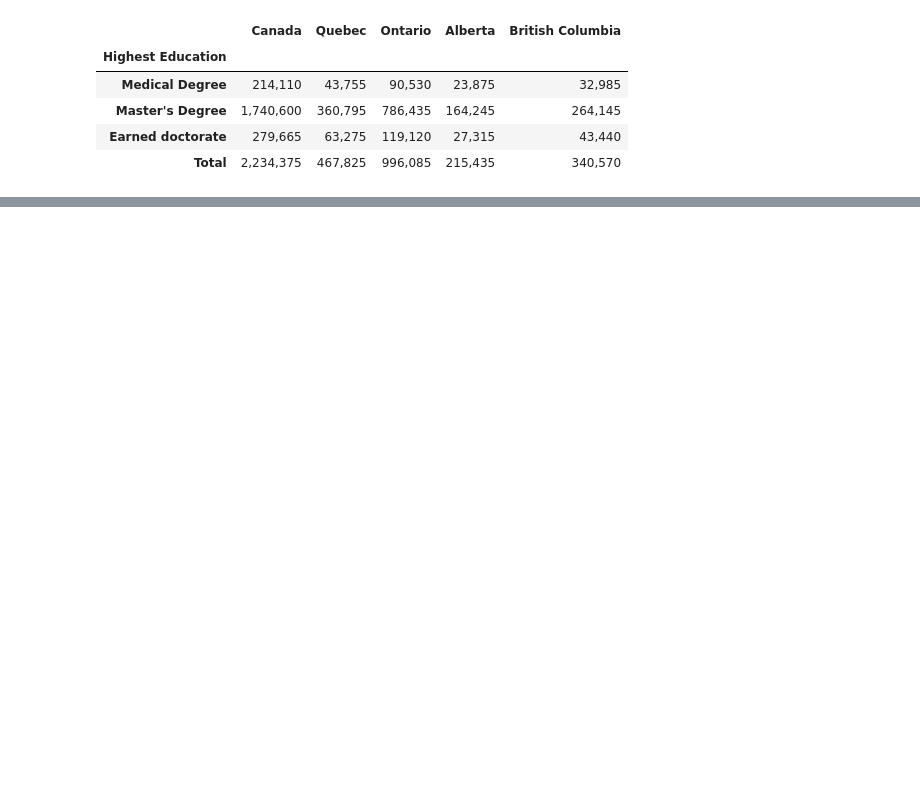
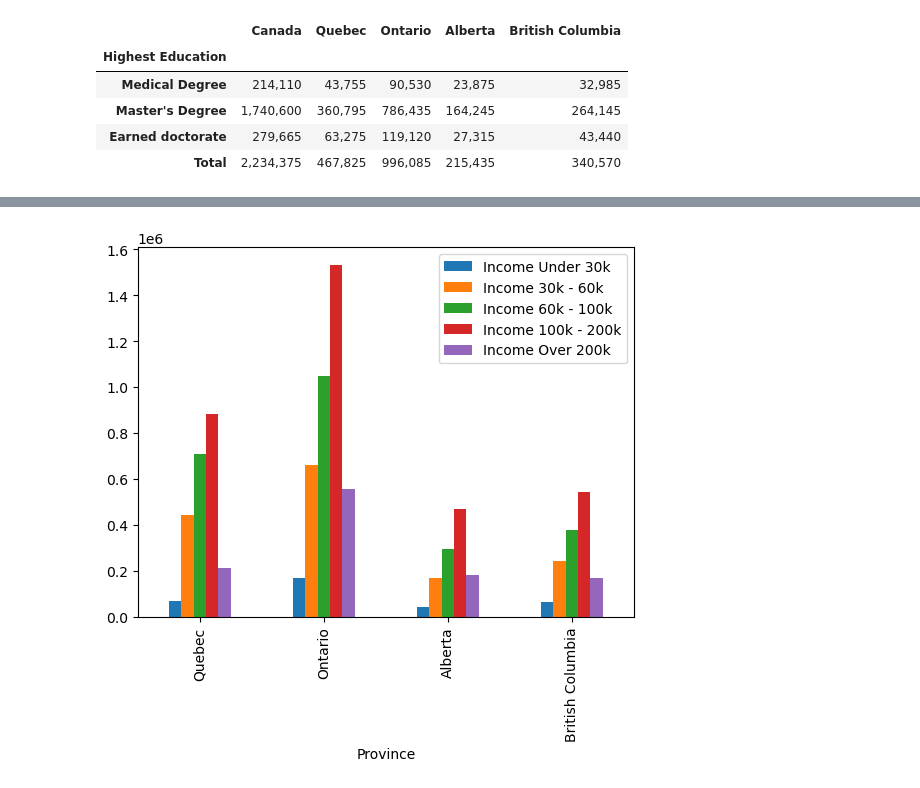
Before and after one commit to BehnooshNasri/project_one, a Jupyter notebook: Esi_Income_Analysis.ipynb, the cells around one changed output, grey strips where cells are left out. Drawn from its saved outputs; the diff is of its cells as text; code cells hidden in the pictures; blank space fills up the shorter version.

```diff
--- a/Esi_Income_Analysis.ipynb
+++ b/Esi_Income_Analysis.ipynb
@@ -49,6 +51,7 @@ grad_school_final
 # %%
 # merge the datasets
 combined_df = pd.merge(income_data_clean, grad_school_final, how='inner', on='Province')
+combined_df['Total Post Grad Students'] = combined_df['Total Post Grad Students'].replace(',', '', regex=True).astype(int)
 combined_df
 # %% [output]
 |  | Income Under 30k | Income 30k - 60k | Income 60k - 100k | Income 100k - 200k | Income Over 200k | ... |
@@ -57,4 +60,13 @@ combined_df
 | Ontario | 168780 | 661800 | 1047750 | 1531890 | 559445 | ... |
 | Alberta | 45100 | 171735 | 295590 | 470795 | 181425 | ... |
 | British Columbia | 64815 | 244590 | 376870 | 542310 | 170830 | ... |
+# %%
+# plot graphs
+
+income_graph = combined_df[['Income Under 30k', 'Income 30k - 60k', 'Income 60k - 100k', 'Income 100k - 200k', 'Income Over 200k']]
+income_graph.plot(kind='bar')
+
+plt.show()
+# %% [output]
+[figure, added]
 # %%
```
Also changed, not shown: parts of 4 cells of this notebook.
